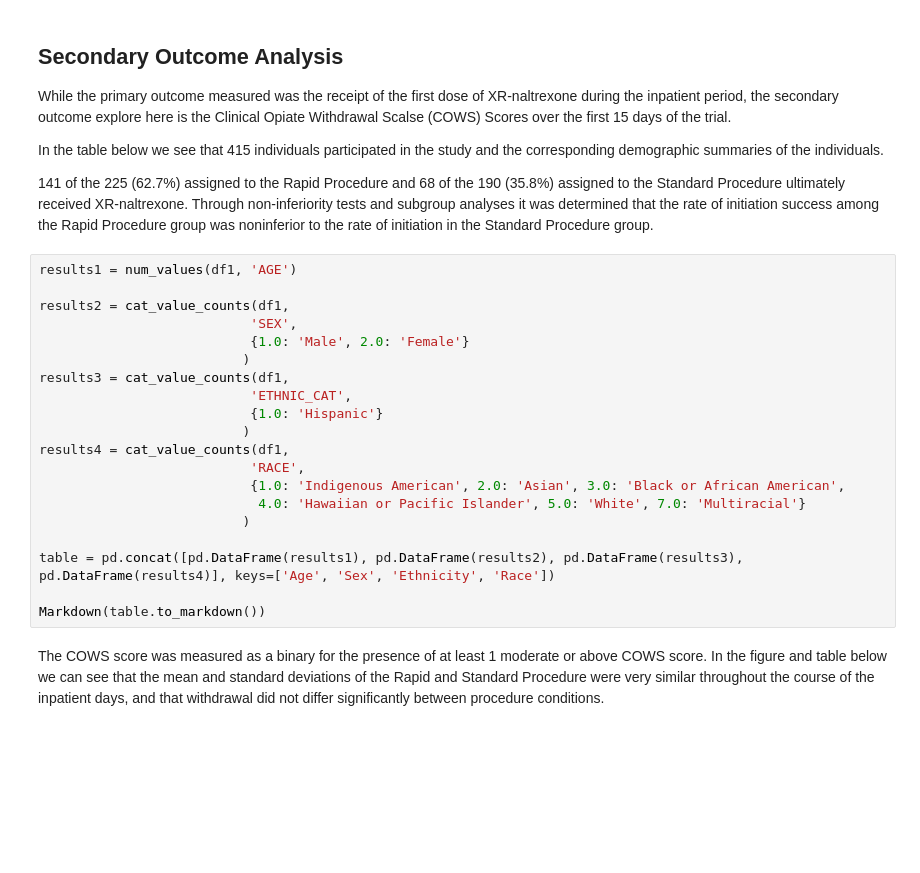
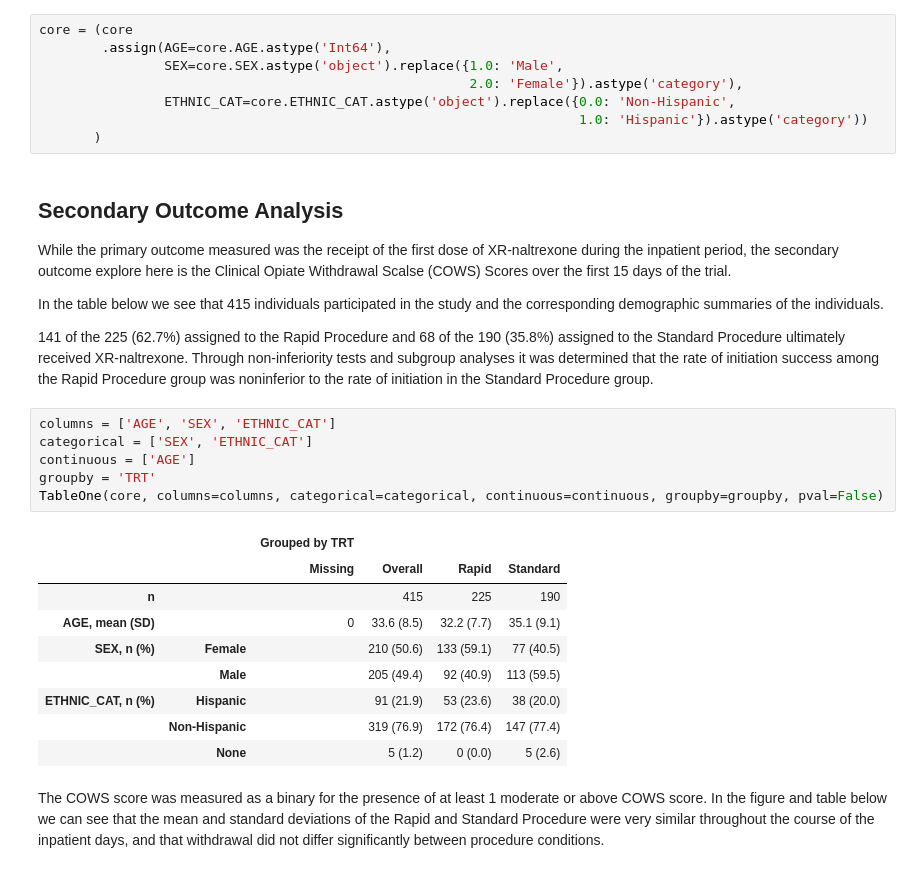
Before and after one commit to uc-cdis/containers, a Jupyter notebook: HEAL-notebooks/combined_tutorials/HDP01319_SWIFT.ipynb, the cells around one changed output. Drawn from its saved outputs; the diff is of its cells as text; blank space fills up the shorter version.

```diff
--- a/HEAL-notebooks/combined_tutorials/HDP01319_SWIFT.ipynb
+++ b/HEAL-notebooks/combined_tutorials/HDP01319_SWIFT.ipynb
@@ -116,3 +61,11 @@ def num_values(df, field):
+# %%
+core = (core
+        .assign(AGE=core.AGE.astype('Int64'),
+                SEX=core.SEX.astype('object').replace({1.0: 'Male',
+                                                       2.0: 'Female'}).astype('category'),
+                ETHNIC_CAT=core.ETHNIC_CAT.astype('object').replace({0.0: 'Non-Hispanic',
+                                                                     1.0: 'Hispanic'}).astype('category'))
+       )
 # %% [markdown]
 ## Secondary Outcome Analysis
 
@@ -121,26 +74,22 @@ While the primary outcome measured was the receipt of the first dose of XR-naltr
 In the table below we see that 415 individuals participated in the study and the corresponding demographic summaries of the individuals.
 
 141 of the 225 (62.7%) assigned to the Rapid Procedure and 68 of the 190 (35.8%) assigned to the Standard Procedure ultimately received XR-naltrexone. Through non-inferiority tests and subgroup analyses it was determined that the rate of initiation success among the Rapid Procedure group was noninferior to the rate of initiation in the Standard Procedure group.
-# %%
-results1 = num_values(df1, 'AGE')
-
-results2 = cat_value_counts(df1,
-                           'SEX',
-                           {1.0: 'Male', 2.0: 'Female'}
-                          )
-results3 = cat_value_counts(df1,
-                           'ETHNIC_CAT',
-                           {1.0: 'Hispanic'}
-                          )
-results4 = cat_value_counts(df1,
-                           'RACE',
-                           {1.0: 'Indigenous American', 2.0: 'Asian', 3.0: 'Black or African American',
-                            4.0: 'Hawaiian or Pacific Islander', 5.0: 'White', 7.0: 'Multiracial'}
-                          )
-
-table = pd.concat([pd.DataFrame(results1), pd.DataFrame(results2), pd.DataFrame(results3), pd.DataFrame(results4)], keys=['Age', 'Sex', 'Ethnicity', 'Race'])
-
-Markdown(table.to_markdown())
+# %%
+columns = ['AGE', 'SEX', 'ETHNIC_CAT']
+categorical = ['SEX', 'ETHNIC_CAT']
+continuous = ['AGE']
+groupby = 'TRT'
+TableOne(core, columns=columns, categorical=categorical, continuous=continuous, groupby=groupby, pval=False)
+# %% [output]
+|  |  | Grouped by TRT |  |  |  |
+|  |  | Missing | Overall | Rapid | Standard |
+| n |  |  | 415 | 225 | 190 |
+| AGE, mean (SD) |  | 0 | 33.6 (8.5) | 32.2 (7.7) | 35.1 (9.1) |
+| SEX, n (%) | Female |  | 210 (50.6) | 133 (59.1) | 77 (40.5) |
+|  | Male |  | 205 (49.4) | 92 (40.9) | 113 (59.5) |
+| ETHNIC_CAT, n (%) | Hispanic |  | 91 (21.9) | 53 (23.6) | 38 (20.0) |
+|  | Non-Hispanic |  | 319 (76.9) | 172 (76.4) | 147 (77.4) |
+|  | None |  | 5 (1.2) | 0 (0.0) | 5 (2.6) |
 # %% [markdown]
 The COWS score was measured as a binary for the presence of at least 1 moderate or above COWS score. In the figure and table below we can see that the mean and standard deviations of the Rapid and Standard Procedure were very similar throughout the course of the inpatient days, and that withdrawal did not differ significantly between procedure conditions.
 # %%
```
Also changed, not shown: parts of 15 cells of this notebook.
